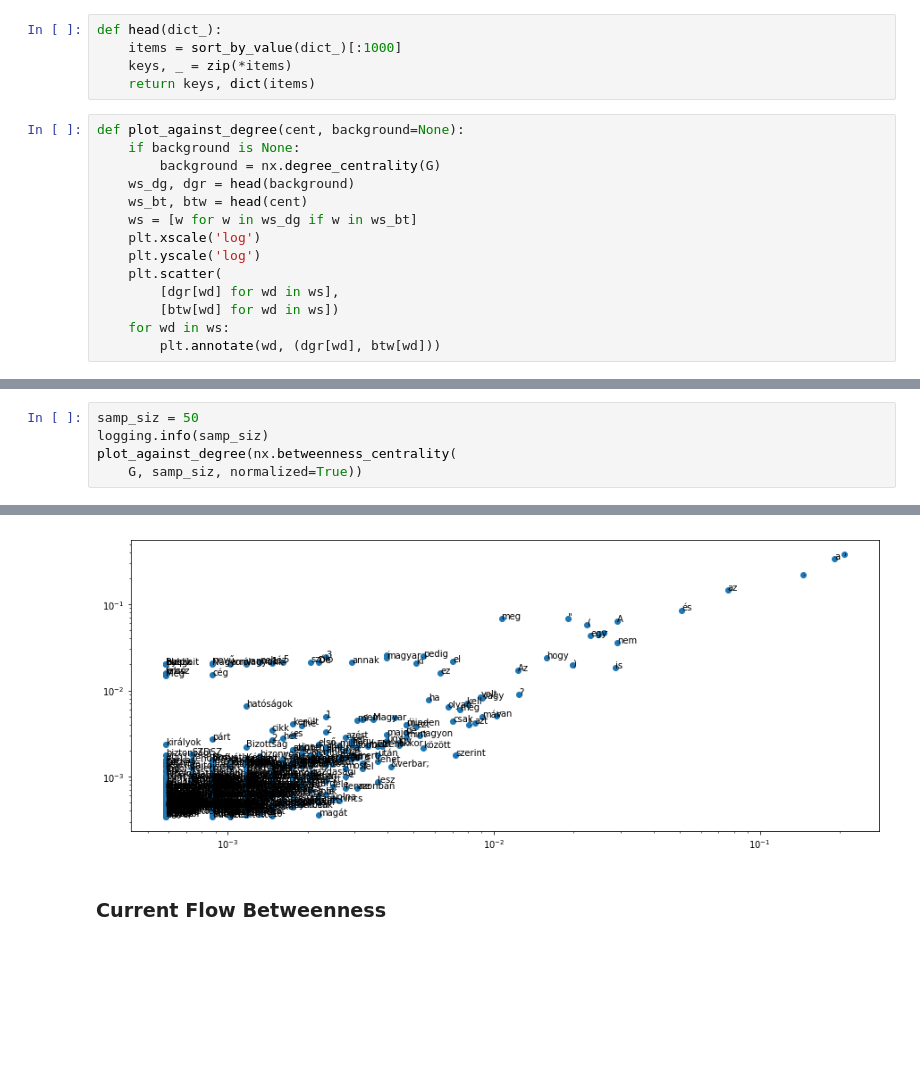
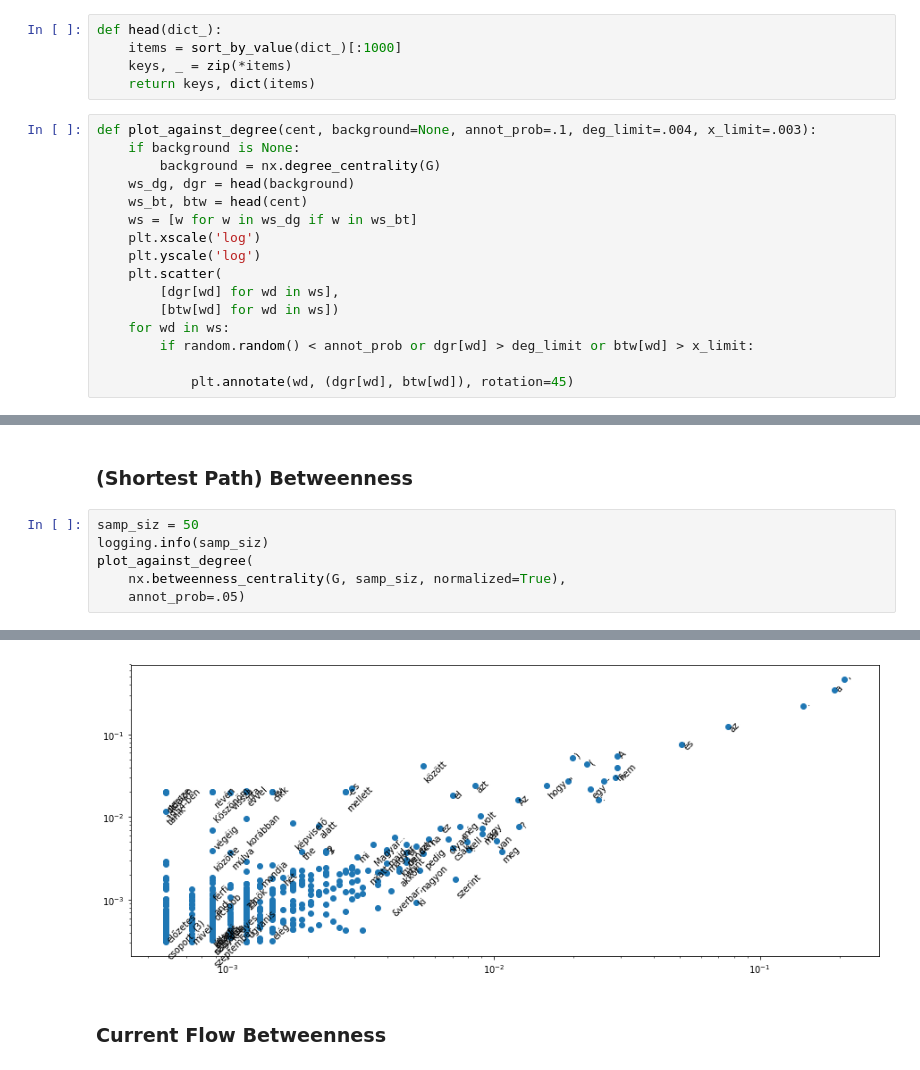
Before and after one commit to makrai/TextBetweenness, a Jupyter notebook: explor_coocc_graph.ipynb, the cells around one changed output, grey strips where cells are left out. Saved outputs shown, nothing was run; the diff lists cells and outputs as text; blank space fills up the shorter version.

```diff
--- a/explor_coocc_graph.ipynb
+++ b/explor_coocc_graph.ipynb
@@ -337,7 +318,7 @@ def head(dict_):
     keys, _ = zip(*items)
     return keys, dict(items)
 # %%
-def plot_against_degree(cent, background=None):
+def plot_against_degree(cent, background=None, annot_prob=.1, deg_limit=.004, x_limit=.003):
     if background is None:
         background = nx.degree_centrality(G)
     ws_dg, dgr = head(background)
@@ -349,4 +330,6 @@ def plot_against_degree(cent, background=None):
         [dgr[wd] for wd in ws],
         [btw[wd] for wd in ws])
     for wd in ws:
-        plt.annotate(wd, (dgr[wd], btw[wd]))
+        if random.random() < annot_prob or dgr[wd] > deg_limit or btw[wd] > x_limit:
+
+            plt.annotate(wd, (dgr[wd], btw[wd]), rotation=45)
@@ -357,6 +342,9 @@ plot_against_degree(nx.in_degree_centrality(G), background=nx.out_degree_central
+# %% [markdown]
+### (Shortest Path) Betweenness
 # %%
 samp_siz = 50
 logging.info(samp_siz)
-plot_against_degree(nx.betweenness_centrality(
-    G, samp_siz, normalized=True))
+plot_against_degree(
+    nx.betweenness_centrality(G, samp_siz, normalized=True),
+    annot_prob=.05)
 # %% [output]
@@ -364,4 +352,4 @@ plot_against_degree(nx.betweenness_centrality(
-[figure, old version]
+[figure, new version]
 # %% [markdown]
 ### Current Flow Betweenness
 # %% [markdown]
```
Also changed, not shown: parts of 39 cells of this notebook.
